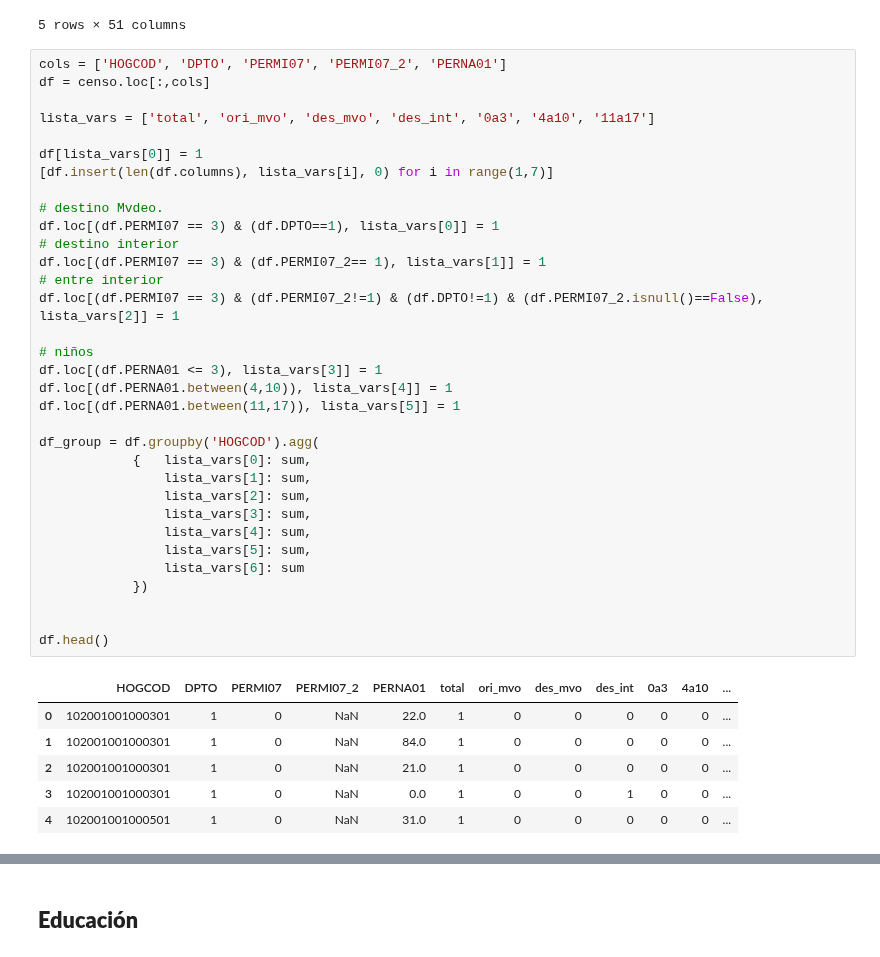
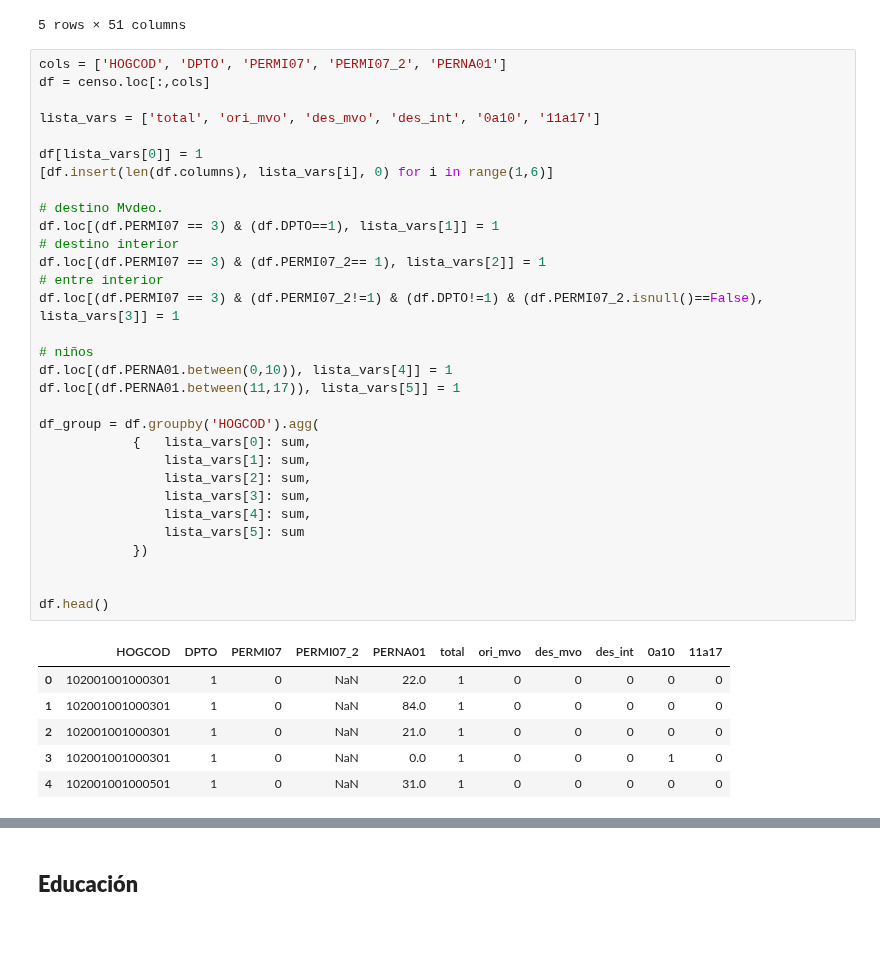
Before and after one commit to guillermodangelo/tesis, a Jupyter notebook: 02-eda_graficas.ipynb, the cells around one changed output, grey strips where cells are left out. Saved outputs shown, nothing was run; the diff lists cells and outputs as text.

```diff
--- a/02-eda_graficas.ipynb
+++ b/02-eda_graficas.ipynb
@@ -542,41 +542,39 @@ censo.head()
 # %%
 cols = ['HOGCOD', 'DPTO', 'PERMI07', 'PERMI07_2', 'PERNA01']
 df = censo.loc[:,cols]
 
-lista_vars = ['total', 'ori_mvo', 'des_mvo', 'des_int', '0a3', '4a10', '11a17']
+lista_vars = ['total', 'ori_mvo', 'des_mvo', 'des_int', '0a10', '11a17']
 
 df[lista_vars[0]] = 1
-[df.insert(len(df.columns), lista_vars[i], 0) for i in range(1,7)]
+[df.insert(len(df.columns), lista_vars[i], 0) for i in range(1,6)]
 
 # destino Mvdeo.
-df.loc[(df.PERMI07 == 3) & (df.DPTO==1), lista_vars[0]] = 1
+df.loc[(df.PERMI07 == 3) & (df.DPTO==1), lista_vars[1]] = 1
 # destino interior
-df.loc[(df.PERMI07 == 3) & (df.PERMI07_2== 1), lista_vars[1]] = 1
+df.loc[(df.PERMI07 == 3) & (df.PERMI07_2== 1), lista_vars[2]] = 1
 # entre interior
-df.loc[(df.PERMI07 == 3) & (df.PERMI07_2!=1) & (df.DPTO!=1) & (df.PERMI07_2.isnull()==False), lista_vars[2]] = 1
+df.loc[(df.PERMI07 == 3) & (df.PERMI07_2!=1) & (df.DPTO!=1) & (df.PERMI07_2.isnull()==False), lista_vars[3]] = 1
 
 # niños
-df.loc[(df.PERNA01 <= 3), lista_vars[3]] = 1
-df.loc[(df.PERNA01.between(4,10)), lista_vars[4]] = 1
+df.loc[(df.PERNA01.between(0,10)), lista_vars[4]] = 1
 df.loc[(df.PERNA01.between(11,17)), lista_vars[5]] = 1
 
 df_group = df.groupby('HOGCOD').agg(
             {   lista_vars[0]: sum,
                 lista_vars[1]: sum,
                 lista_vars[2]: sum,
                 lista_vars[3]: sum,
                 lista_vars[4]: sum,
-                lista_vars[5]: sum,
-                lista_vars[6]: sum
+                lista_vars[5]: sum
             })
 
 
 df.head()
 # %% [output]
-|  | HOGCOD | DPTO | PERMI07 | PERMI07_2 | PERNA01 | total | ori_mvo | des_mvo | des_int | 0a3 | 4a10 | ... |
-| 0 | 102001001000301 | 1 | 0 | NaN | 22.0 | 1 | 0 | 0 | 0 | 0 | 0 | ... |
-| 1 | 102001001000301 | 1 | 0 | NaN | 84.0 | 1 | 0 | 0 | 0 | 0 | 0 | ... |
-| 2 | 102001001000301 | 1 | 0 | NaN | 21.0 | 1 | 0 | 0 | 0 | 0 | 0 | ... |
-| 3 | 102001001000301 | 1 | 0 | NaN | 0.0 | 1 | 0 | 0 | 1 | 0 | 0 | ... |
-| 4 | 102001001000501 | 1 | 0 | NaN | 31.0 | 1 | 0 | 0 | 0 | 0 | 0 | ... |
+|  | HOGCOD | DPTO | PERMI07 | PERMI07_2 | PERNA01 | total | ori_mvo | des_mvo | des_int | 0a10 | 11a17 |
+| 0 | 102001001000301 | 1 | 0 | NaN | 22.0 | 1 | 0 | 0 | 0 | 0 | 0 |
+| 1 | 102001001000301 | 1 | 0 | NaN | 84.0 | 1 | 0 | 0 | 0 | 0 | 0 |
+| 2 | 102001001000301 | 1 | 0 | NaN | 21.0 | 1 | 0 | 0 | 0 | 0 | 0 |
+| 3 | 102001001000301 | 1 | 0 | NaN | 0.0 | 1 | 0 | 0 | 0 | 1 | 0 |
+| 4 | 102001001000501 | 1 | 0 | NaN | 31.0 | 1 | 0 | 0 | 0 | 0 | 0 |
 # %%
```
Also changed, not shown: parts of 6 cells of this notebook, 8 other files.
